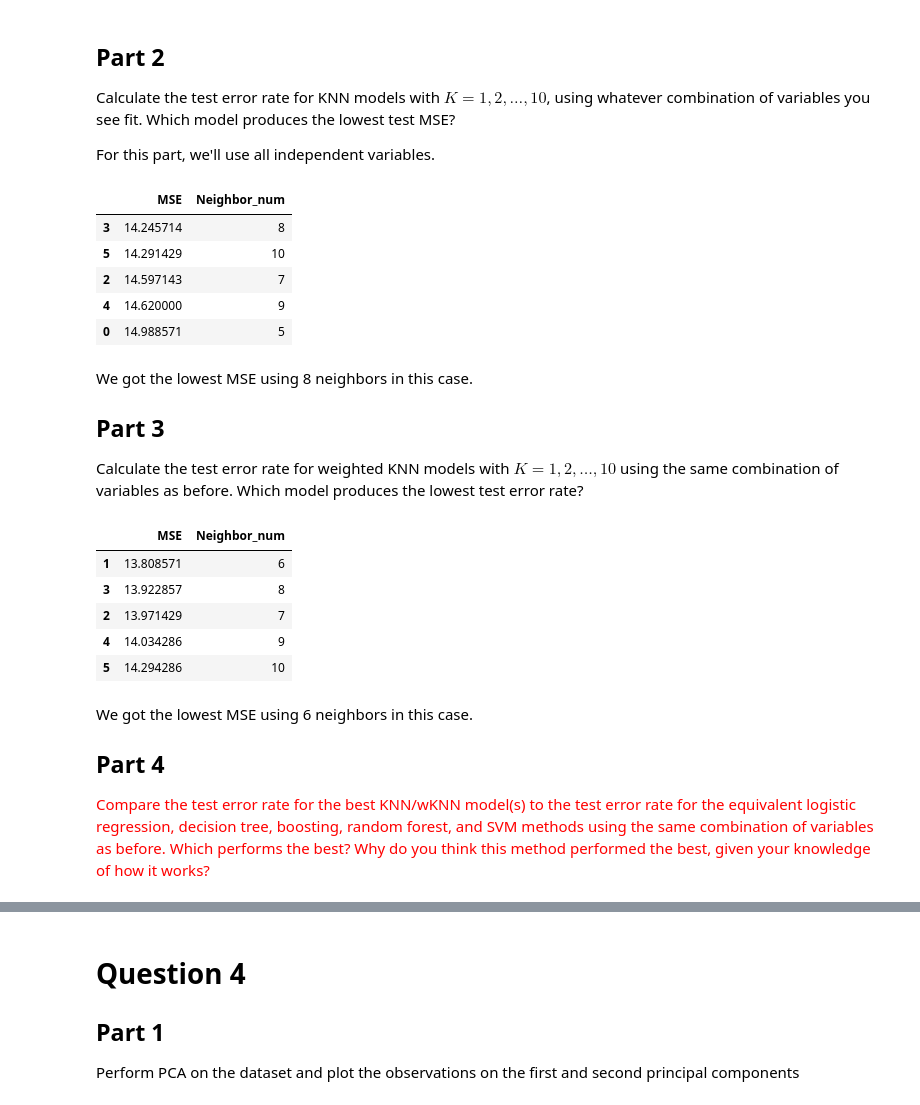
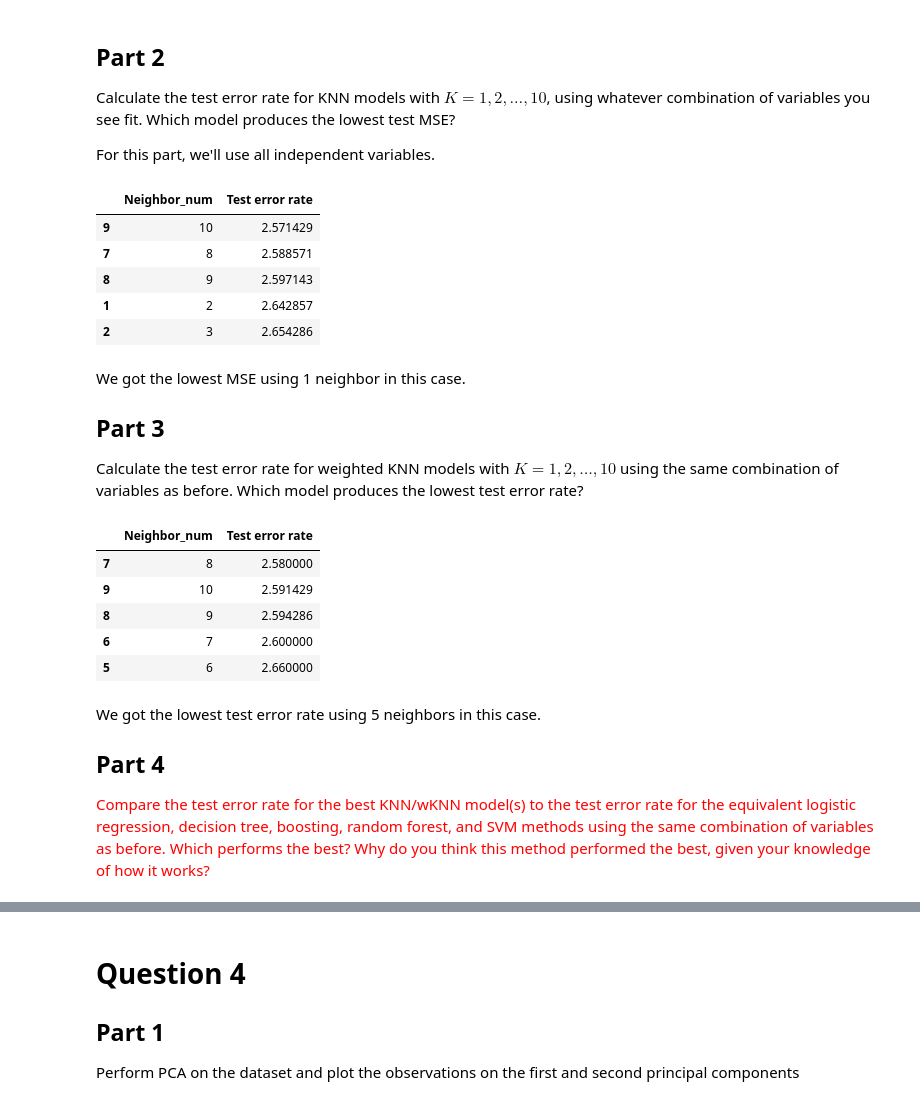
Before and after one commit to UC-MACSS/persp-model_W17, a Jupyter notebook: students/Zhou_Jingyuan/PS9/JingyuanZhou_ps9.ipynb, the cells around one changed output, grey strips where cells are left out. Cells and saved outputs as stored; diff of their text form; code cells hidden in the pictures.

```diff
--- a/students/Zhou_Jingyuan/PS9/JingyuanZhou_ps9.ipynb
+++ b/students/Zhou_Jingyuan/PS9/JingyuanZhou_ps9.ipynb
@@ -132,31 +211,32 @@ Calculate the test error rate for KNN models with $K = 1,2,\dots,10$, using what
 
 For this part, we'll use all independent variables.
 # %%
-k = np.arange(5, 11)
-compare_k(False, mh_train, mh_test, 1, k)[:5]
+k = np.arange(1, 11)
+compare_k_ter(False, mh_train, mh_test, 1, k)[:5]
 # %% [output]
-|  | MSE | Neighbor_num |
-| 3 | 14.245714 | 8 |
-| 5 | 14.291429 | 10 |
-| 2 | 14.597143 | 7 |
-| 4 | 14.620000 | 9 |
-| 0 | 14.988571 | 5 |
+|  | Neighbor_num | Test error rate |
+| 9 | 10 | 2.571429 |
+| 7 | 8 | 2.588571 |
+| 8 | 9 | 2.597143 |
+| 1 | 2 | 2.642857 |
+| 2 | 3 | 2.654286 |
 # %% [markdown]
-We got the lowest MSE using 8 neighbors in this case.
+We got the lowest MSE using 1 neighbor in this case.
 
 ## Part 3
 Calculate the test error rate for weighted KNN models with $K = 1,2,\dots,10$ using the same combination of variables as before. Which model produces the lowest test error rate?
 # %%
-compare_k(True, mh_train, mh_test, 1, k).iloc[:5,:]
+q2_3 = compare_k_ter(True, mh_train, mh_test, 1, k).iloc[:5,:]
+q2_3
 # %% [output]
-|  | MSE | Neighbor_num |
-| 1 | 13.808571 | 6 |
-| 3 | 13.922857 | 8 |
-| 2 | 13.971429 | 7 |
-| 4 | 14.034286 | 9 |
-| 5 | 14.294286 | 10 |
+|  | Neighbor_num | Test error rate |
+| 7 | 8 | 2.580000 |
+| 9 | 10 | 2.591429 |
+| 8 | 9 | 2.594286 |
+| 6 | 7 | 2.600000 |
+| 5 | 6 | 2.660000 |
 # %% [markdown]
-We got the lowest MSE using 6 neighbors in this case.
+We got the lowest test error rate using 5 neighbors in this case.
 
 ## Part 4
 <span style="color:red"> Compare the test error rate for the best KNN/wKNN model(s) to the test error rate for the equivalent logistic regression, decision tree, boosting, random forest, and SVM methods using the same combination of variables as before. Which performs the best? Why do you think this method performed the best, given your knowledge of how it works?
```
Also changed, not shown: parts of 27 cells of this notebook.
